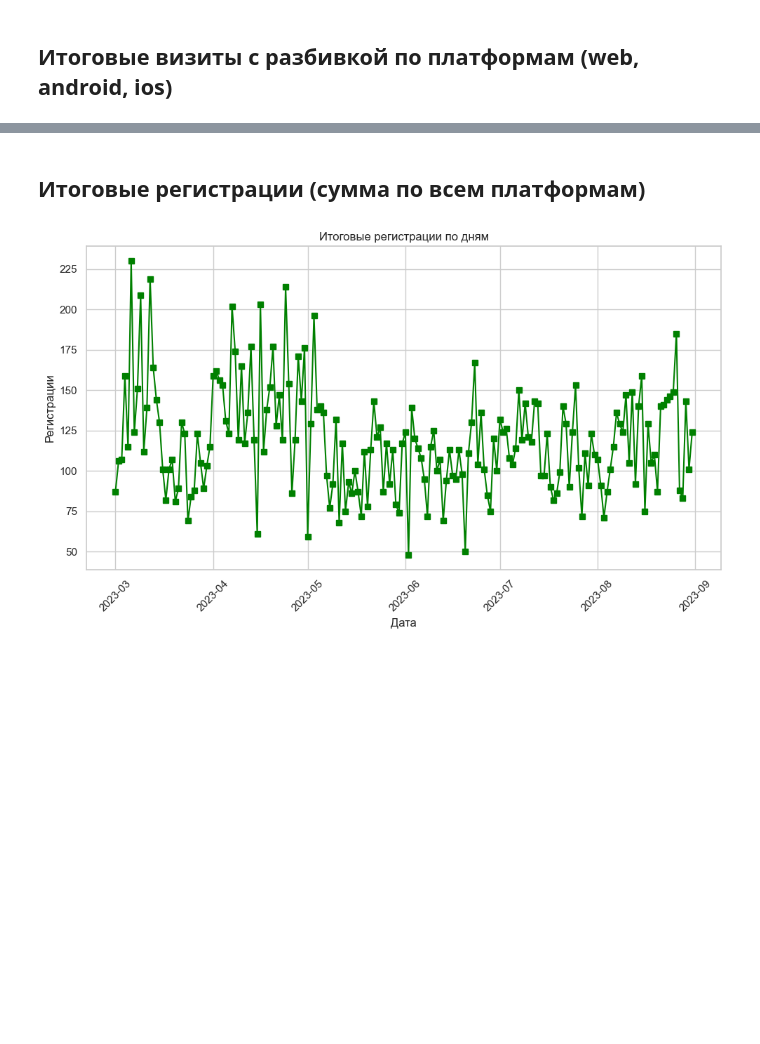
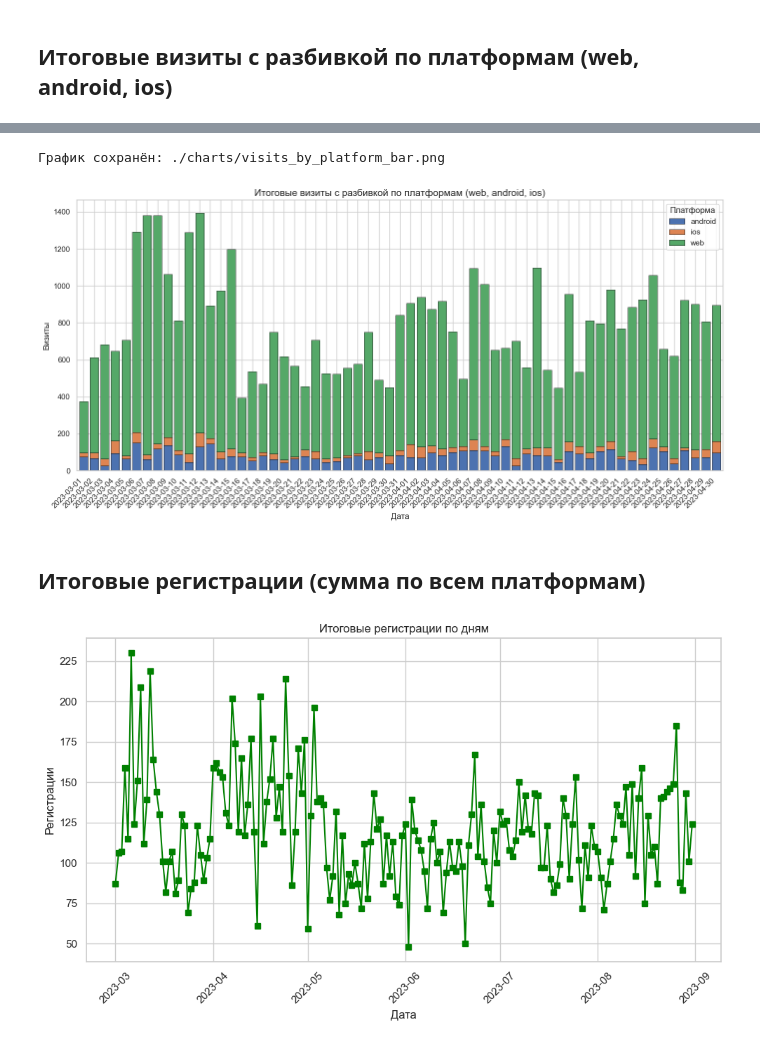
Before and after one commit to Konstantin-Ignatenko-Y/data-analytics-project-100, a Jupyter notebook: Requests_API.ipynb, the cells around one changed output, grey strips where cells are left out. Drawn from its saved outputs; the diff is of its cells as text; code cells hidden in the pictures; blank space fills up the shorter version.

```diff
--- a/Requests_API.ipynb
+++ b/Requests_API.ipynb
@@ -298,3 +341,73 @@ plt.show()
+# %%
+# Настройка стилей
+sns.set(style="whitegrid")
+plt.rcParams["figure.figsize"] = (14, 7)
+plt.rcParams["font.size"] = 12
+
+# Создаём папку (раскомментируй, если нужно)
+#os.makedirs("./charts", exist_ok=True)
+
+# --- 1. Фильтрация по периоду ---
+start_date = '2023-03-01'
+end_date = '2023-04-30'
+
+# ВАЖНО: приводим date_group к datetime, если ещё не сделано
+if not pd.api.types.is_datetime64_any_dtype(df_final['date_group']):
+    df_final['date_group'] = pd.to_datetime(df_final['date_group'])
+
+# Теперь фильтрация по датам будет работать корректно
+df_filtered = df_final[
+    (df_final['date_group'] >= start_date) &
+    (df_final['date_group'] <= end_date)
+].copy()
+
+# --- 2. Фильтрация платформ ---
+allowed_platforms = ['web', 'android', 'ios']
+df_plot = df_filtered[df_filtered['platform'].isin(allowed_platforms)].copy()
+
+# Агрегация: суммируем визиты по дате и платформе
+visits_pivot = df_plot.pivot_table(
+    index='date_group',
+    columns='platform',
+    values='visits',
+    aggfunc='sum'
+)
+
+# Сортируем индекс (даты)
+visits_pivot = visits_pivot.sort_index()
+
+# --- 3. Построение столбчатой диаграммы ---
+ax = visits_pivot.plot(
+    kind='bar',
+    stacked=True,
+    figsize=(14, 7),
+    width=0.8,
+    edgecolor='black',
+    linewidth=0.5
+)
+
+# Настраиваем ось X: только если индекс — это datetime
+# (для bar-графика mdates не обязателен, но полезен, если хочешь именно даты)
+# Для bar-графика лучше просто форматировать метки, а не ставить DayLocator
+ax.set_xticklabels(
+    [ts.strftime('%Y-%m-%d') for ts in visits_pivot.index],
+    rotation=45,
+    ha="right"
+)
+
+plt.title("Итоговые визиты с разбивкой по платформам (web, android, ios)", fontsize=14)
+plt.xlabel("Дата", fontsize=12)
+plt.ylabel("Визиты", fontsize=12)
+plt.legend(title="Платформа", loc='upper right')
+plt.tight_layout()
+
+# Сохраняем график
+plt.savefig("./charts/visits_by_platform_bar.png", dpi=300)
+print("График сохранён: ./charts/visits_by_platform_bar.png")
+plt.show()
+# %% [output]
+График сохранён: ./charts/visits_by_platform_bar.png
+[figure, added]
 # %% [markdown]
 ## Итоговые регистрации (сумма по всем платформам)
 # %%
```
Also changed, not shown: parts of 4 cells of this notebook, 3 other files.
